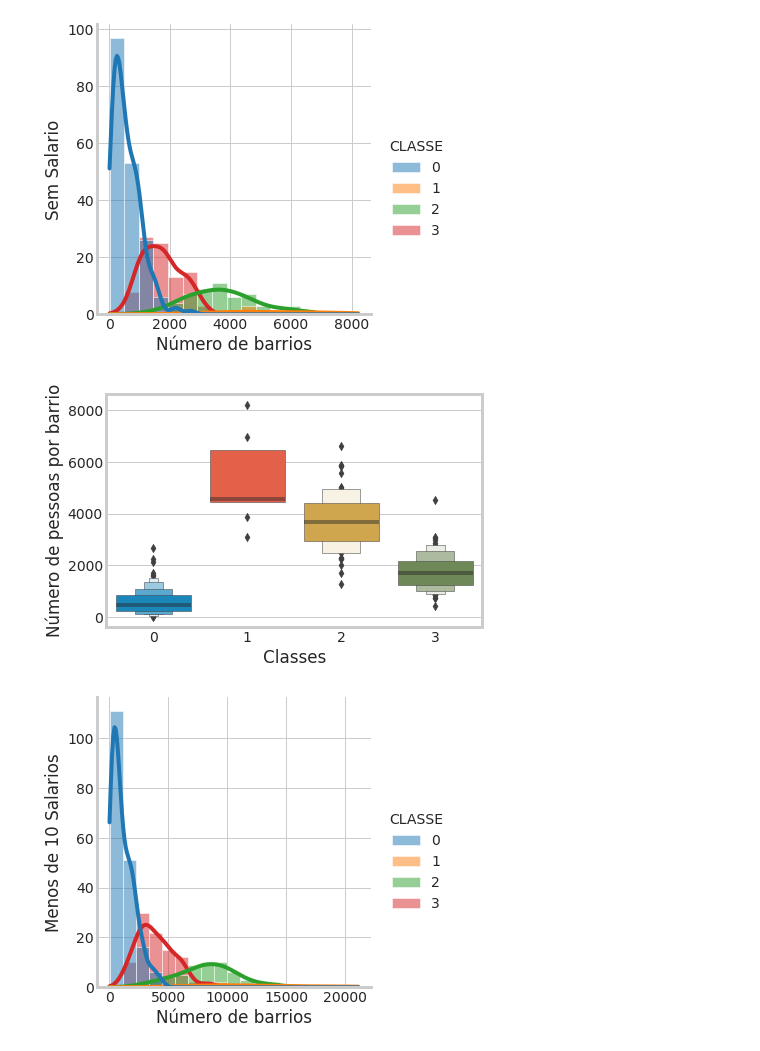
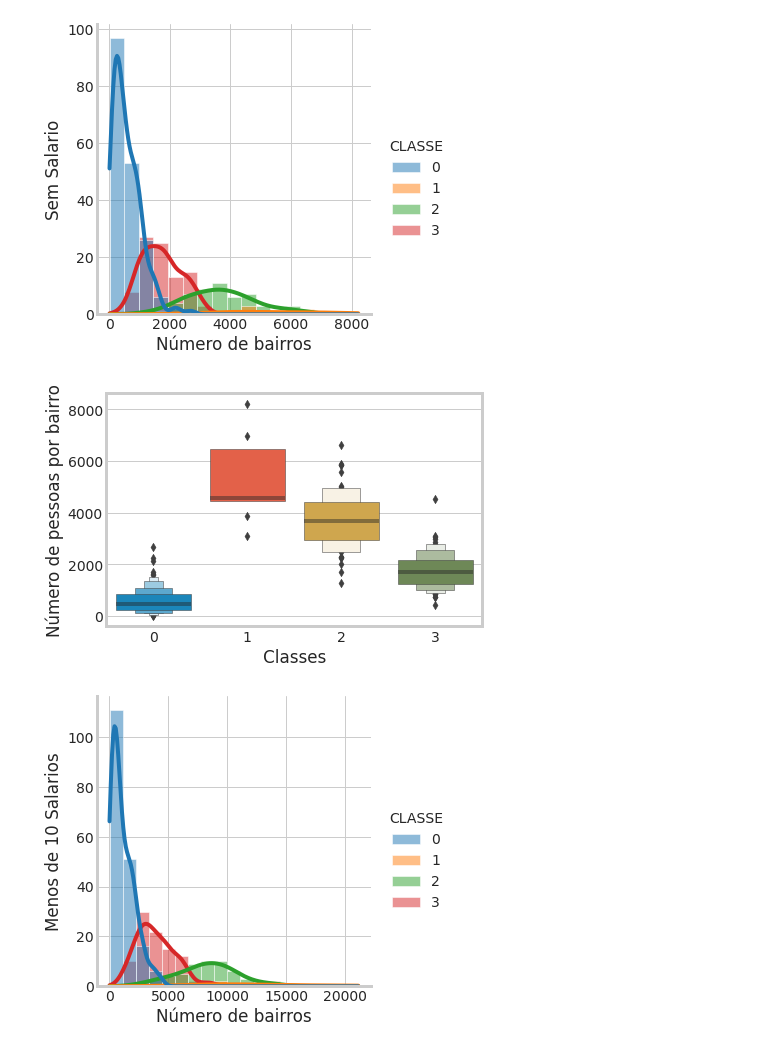
Before and after one commit to deividsardinha/CasosCovid, a Jupyter notebook: CasosCOVID.ipynb, the cells around one changed output. Drawn from its saved outputs; the diff is of its cells as text; code cells hidden in the pictures.

Commit message:
modificar bairros

```diff
--- a/CasosCOVID.ipynb
+++ b/CasosCOVID.ipynb
@@ -37,3 +39,3 @@ NameError: name 'gpd' is not defined
 # %%
-#Identifiação do barrio por ID
-barrio_id = bh[["ID", "NOME"]]
+#Identifiação do bairro por ID
+bairro_id = bh[["ID", "NOME"]]
@@ -98,7 +98,7 @@ out.head(5)
 Vamos agregar informações censitárias ao dataset e gerar mais dados para classificação:
 # %%
 censo = pd.read_csv('data_bh.csv', sep=',')
-censo_join = censo.set_index("Nome_do_bairro").join(barrio_id.set_index("NOME"))
+censo_join = censo.set_index("Nome_do_bairro").join(bairro_id.set_index("NOME"))
 censo_join = censo_join.rename(columns={"COD":"ID"})
 censo_join
 # %% [output]
@@ -301,10 +301,10 @@ plt.xlabel("Número de barrios");
 # %%
 #Sem Salario
 sns.boxenplot(data=XR, y="SEMSALARIO", x="CLASSE");
 plt.xlabel("Classes");
-plt.ylabel("Número de pessoas por barrio");
+plt.ylabel("Número de pessoas por bairro");
 # %% [output]
-[figure, old version]
+[figure, new version]
 # %%
 #Menos de 10 Salarios
 XR["MENOSDE10SALARIOS"] = XR[['ATEMEIOSALARIO','DEMEIOA1SALARIO','DE1A2SALARIOS','DE2A3SALARIOS','DE3A5SALARIOS','DE5A10SALARIOS']].sum(axis=1)
```
Also changed, not shown: parts of 11 cells of this notebook.
